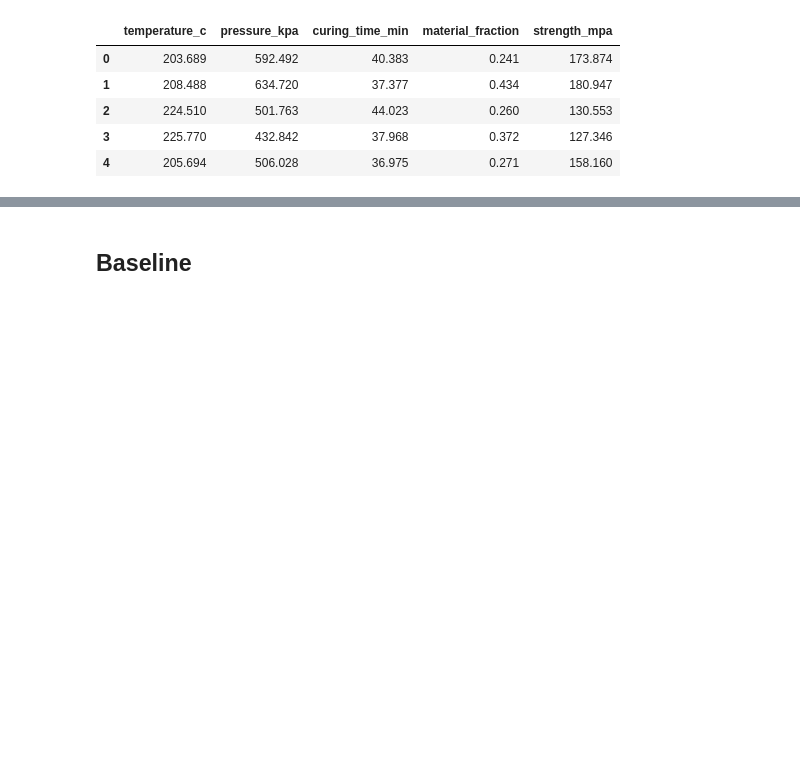
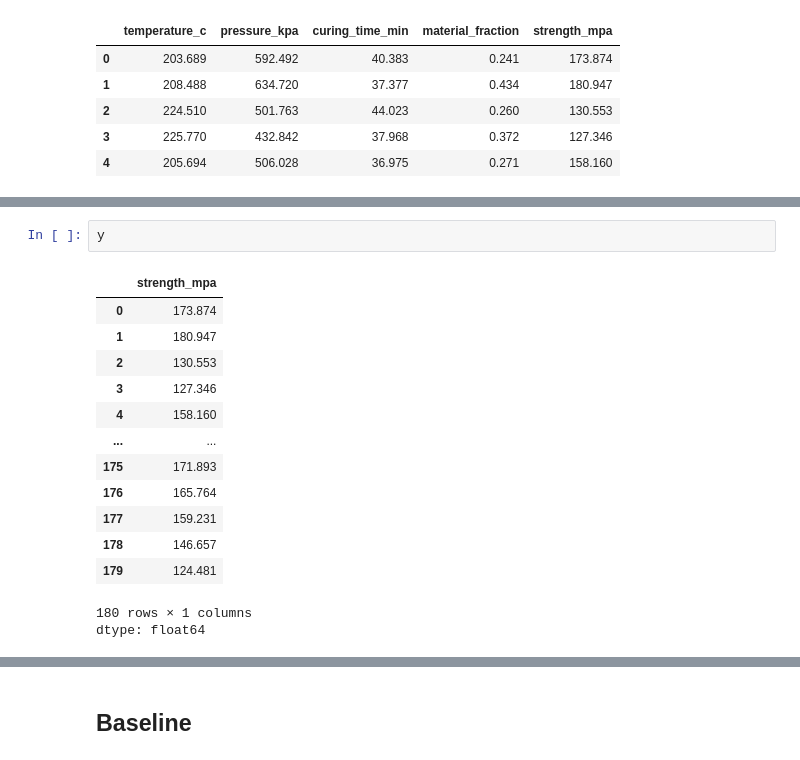
Before and after one commit to NITYA1J/COE-AI-Workshop, a Jupyter notebook: Session3_ML.ipynb, the cells around one changed output, grey strips where cells are left out. Drawn from its saved outputs; the diff is of its cells as text; blank space fills up the shorter version.

```diff
--- a/Session3_ML.ipynb
+++ b/Session3_ML.ipynb
@@ -31,0 +57,17 @@ df.head()
+# %%
+y
+# %% [output]
+|  | strength_mpa |
+| 0 | 173.874 |
+| 1 | 180.947 |
+| 2 | 130.553 |
+| 3 | 127.346 |
+| 4 | 158.160 |
+| ... | ... |
+| 175 | 171.893 |
+| 176 | 165.764 |
+| 177 | 159.231 |
+| 178 | 146.657 |
+| 179 | 124.481 |
+180 rows × 1 columns
+dtype: float64
```
Also changed, not shown: parts of 7 cells of this notebook.
